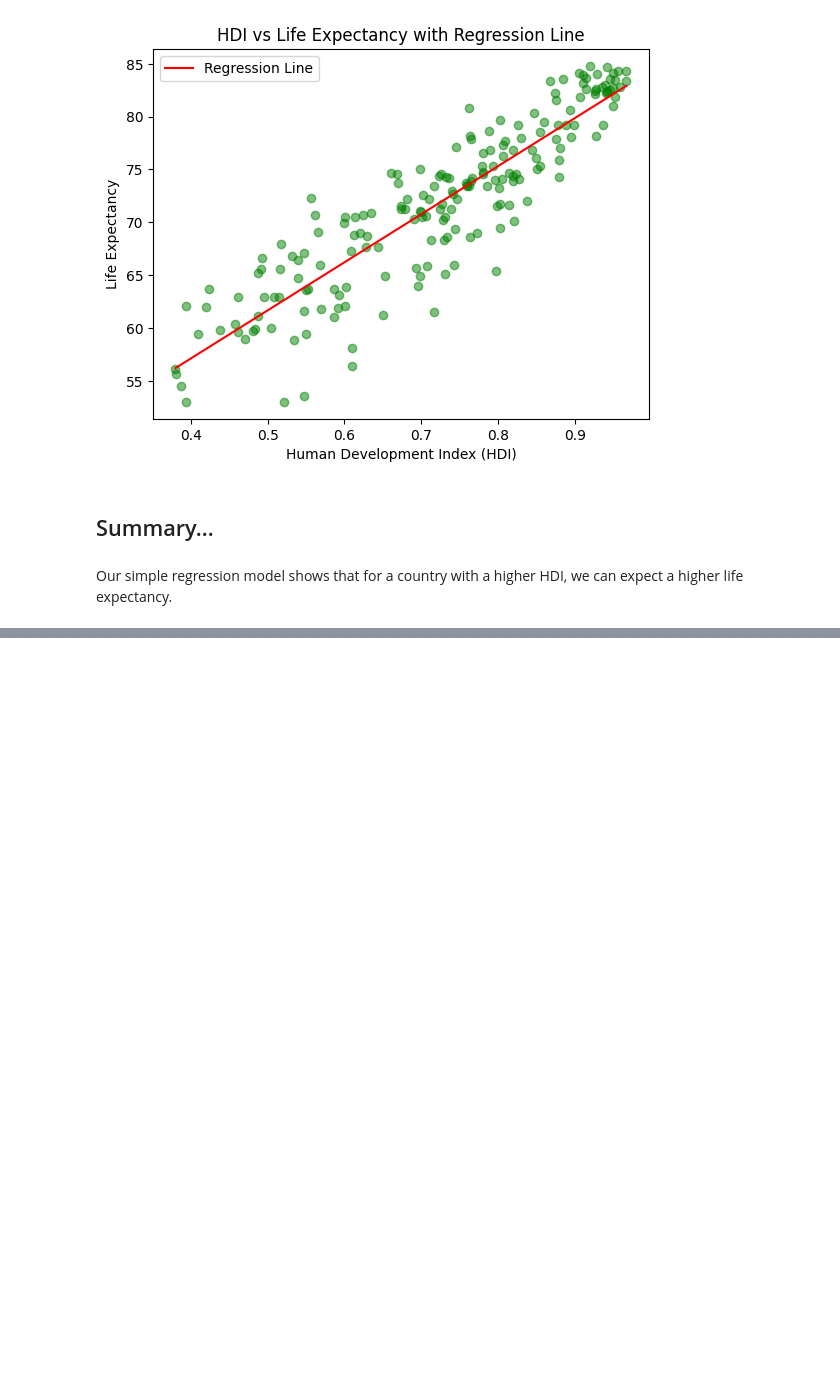
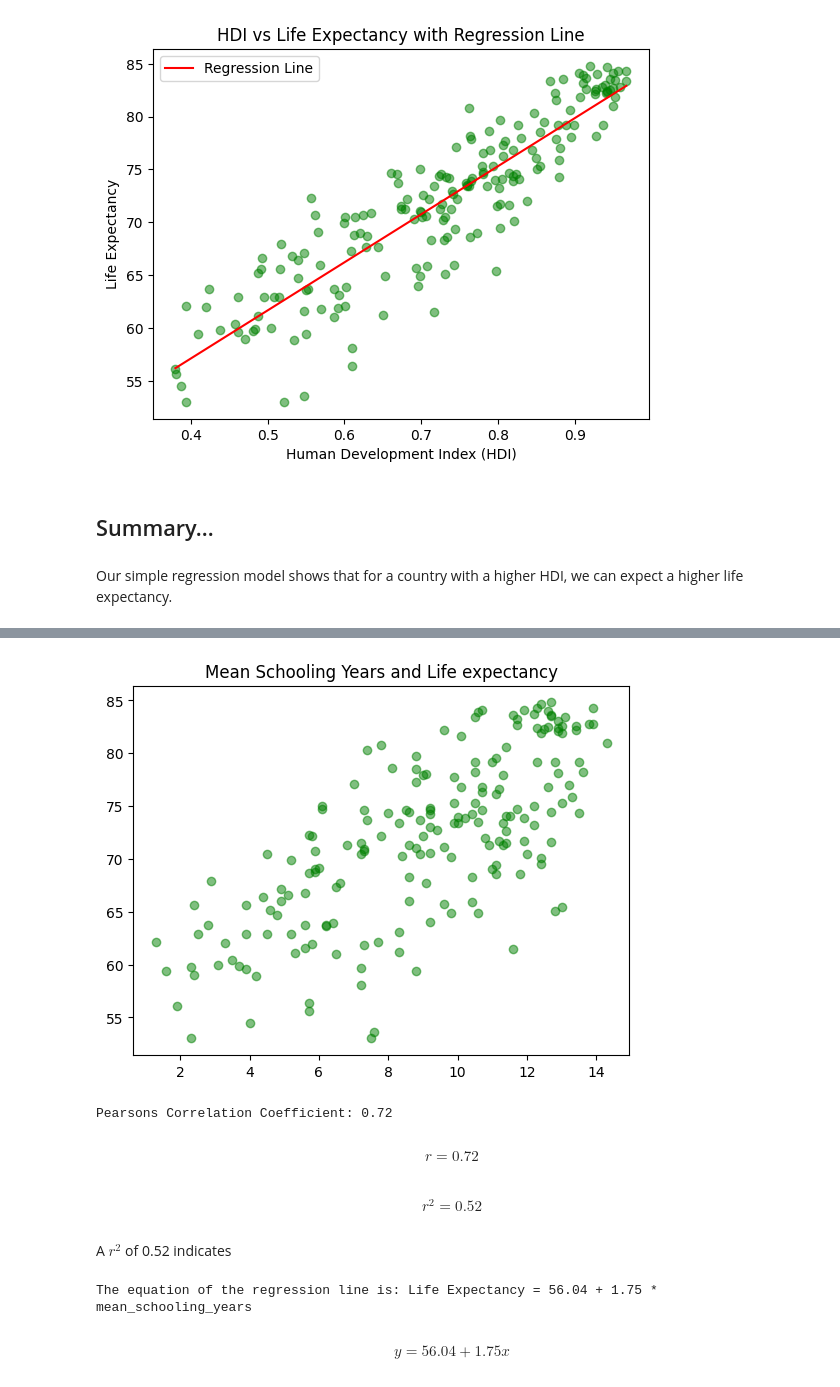
Before and after one commit to gOps132/hdi_analysis, a Jupyter notebook: _main.ipynb, the cells around one changed output, grey strips where cells are left out. Drawn from its saved outputs; the diff is of its cells as text; code cells hidden in the pictures; blank space fills up the shorter version.

Commit message:
removed unecessary files, added mean schooling vs life expectancy analysis

```diff
--- a/main.ipynb
+++ b/_main.ipynb
@@ -186,0 +215,34 @@ We're also curious on the correlation between GNI per capita and mean years of s
+# %%
+mean_schooling_years = data['mean_schooling_years']
+
+# independent variable, dependent variable
+plt.scatter(mean_schooling_years, life_expectancy, color="g", alpha=0.5)
+plt.title("Mean Schooling Years and Life expectancy")
+plt.show()
+# %% [output]
+[figure, added]
+# %%
+r = mean_schooling_years.corr(life_expectancy)
+print(f"Pearsons Correlation Coefficient: {r:.2f}")
+display(Markdown(f"$$r={r:.2f}$$"))
+# %% [output]
+Pearsons Correlation Coefficient: 0.72
+$$r=0.72$$
+# %%
+# coefficient of determinance, how much the data fits the model
+display(Markdown(f"$$r^2={(r*r):.2f}$$"))
+# %% [output]
+$$r^2=0.52$$
+# %% [markdown]
+A $r^2$ of 0.52 indicates
+# %%
+slope, intercept = np.polyfit(mean_schooling_years, life_expectancy, 1)
+
+# create the regression line
+data['predicted_mean_schooling_years'] = intercept + slope * mean_schooling_years
+
+print(f'The equation of the regression line is: Life Expectancy = {intercept:.2f} + {slope:.2f} * mean_schooling_years')
+display(Markdown(f"$$y = {intercept:.2f} + {slope:.2f}x$$"))
+# %% [output]
+The equation of the regression line is: Life Expectancy = 56.04 + 1.75 * mean_schooling_years
+$$y = 56.04 + 1.75x$$
```
Also changed, not shown: parts of 17 cells of this notebook, 3 other files.
